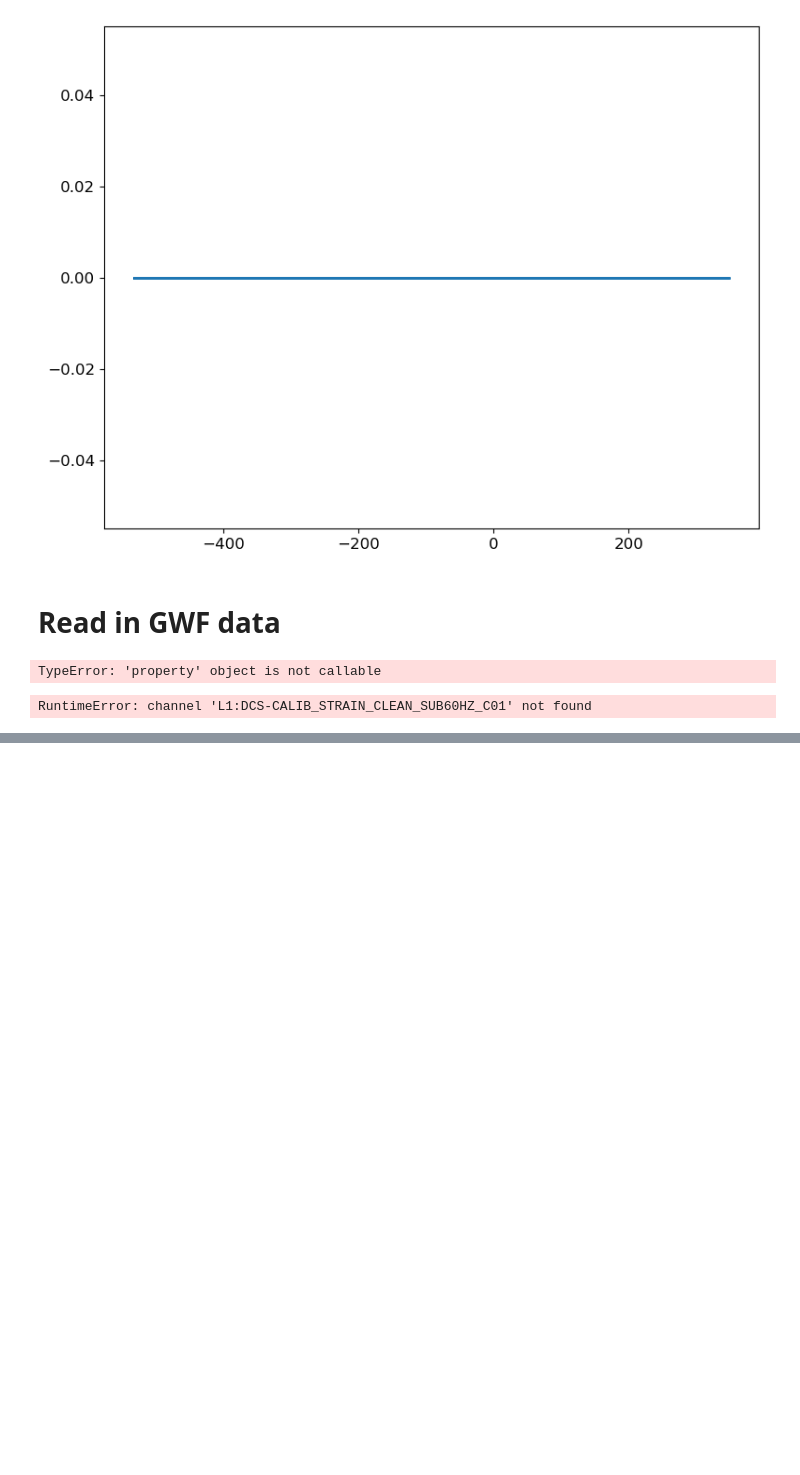
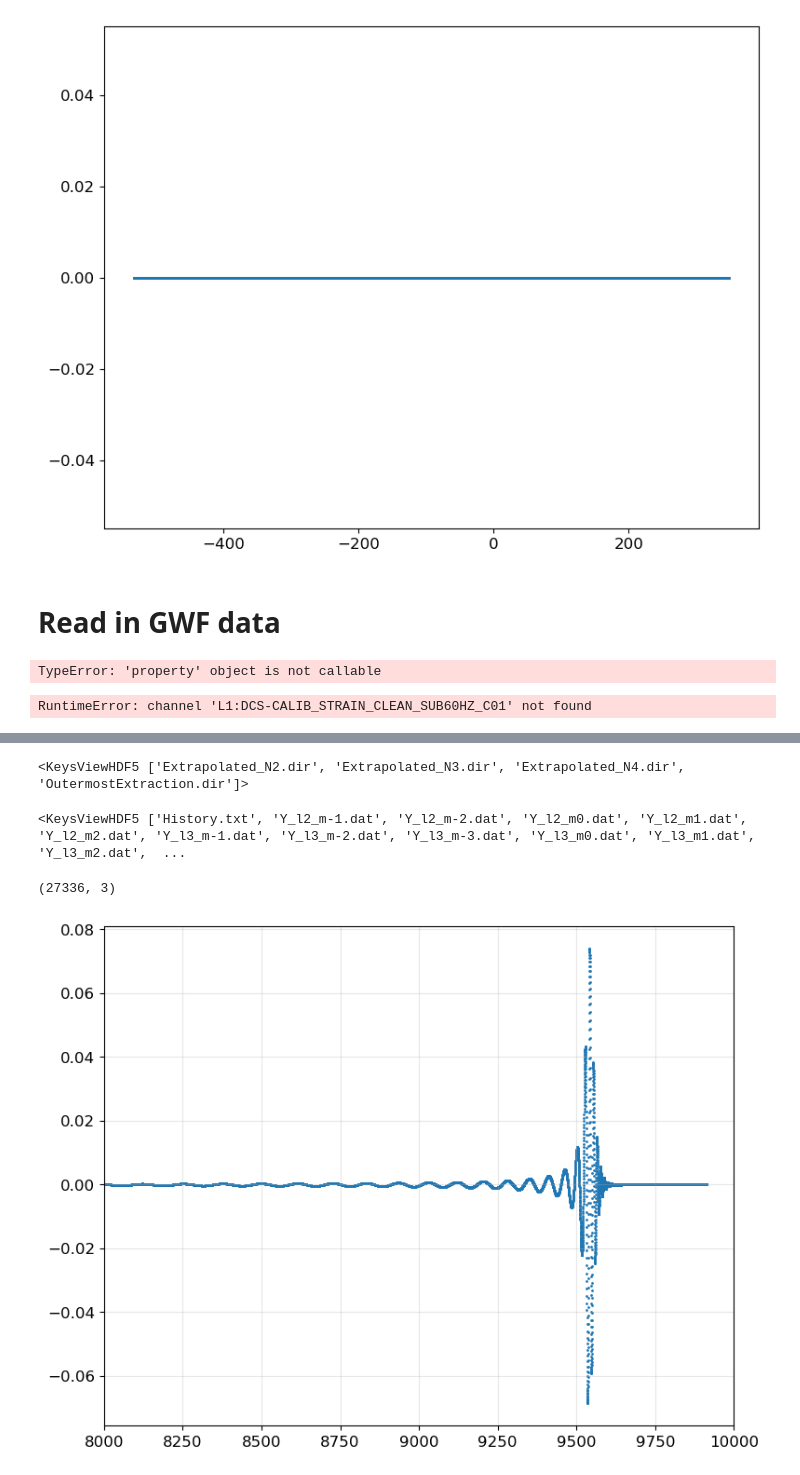
Before and after one commit to vaishakp/waveformtools, a Jupyter notebook: waveformtools/devel_nb/RIT_IO_Module.ipynb, the cells around one changed output, grey strips where cells are left out. Saved outputs shown, nothing was run; the diff lists cells and outputs as text; code cells hidden in the pictures; blank space fills up the shorter version.

```diff
--- a/waveformtools/devel_nb/RIT_IO_Module.ipynb
+++ b/waveformtools/devel_nb/RIT_IO_Module.ipynb
@@ -940,0 +1133,8 @@ class TimeSeries(gwpy.timeseries.core.TimeSeriesBase)
+# %%
+ff = h5py.File(f"{fdir}/{fname}")
+# %%
+ff.keys()
+# %% [output]
+<KeysViewHDF5 ['Extrapolated_N2.dir', 'Extrapolated_N3.dir', 'Extrapolated_N4.dir', 'OutermostExtraction.dir']>
+# %%
+dd1 = ff['Extrapolated_N4.dir']['Y_l2_m2.dat'][...]
@@ -940,0 +1143,14 @@ class TimeSeries(gwpy.timeseries.core.TimeSeriesBase)
+# %%
+t
+# %% [output]
+<KeysViewHDF5 ['History.txt', 'Y_l2_m-1.dat', 'Y_l2_m-2.dat', 'Y_l2_m0.dat', 'Y_l2_m1.dat', 'Y_l2_m2.dat', 'Y_l3_m-1.dat', 'Y_l3_m-2.dat', 'Y_l3_m-3.dat', 'Y_l3_m0.dat', 'Y_l3_m1.dat', 'Y_l3_m2.dat',  ...
+# %%
+dd1.shape
+# %% [output]
+(27336, 3)
+# %%
+plt.scatter(dd1[:, 0], dd1[:, 1], s=1)
+plt.xlim(8000, 10000)
+plt.show()
+# %% [output]
+[figure, added]
```
Also changed, not shown: parts of 8 cells of this notebook.
